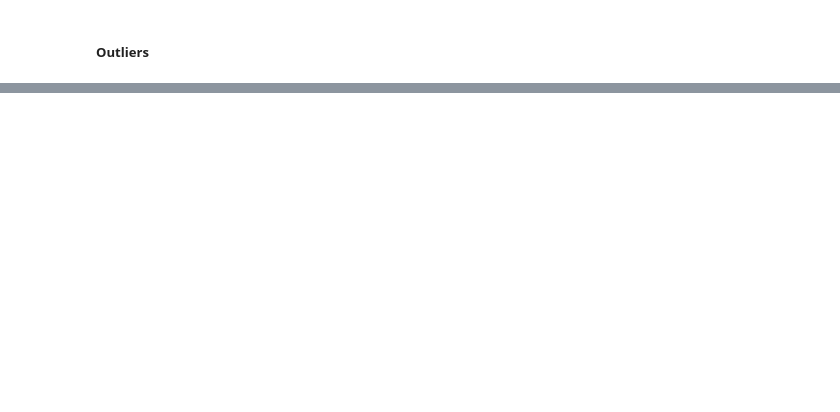
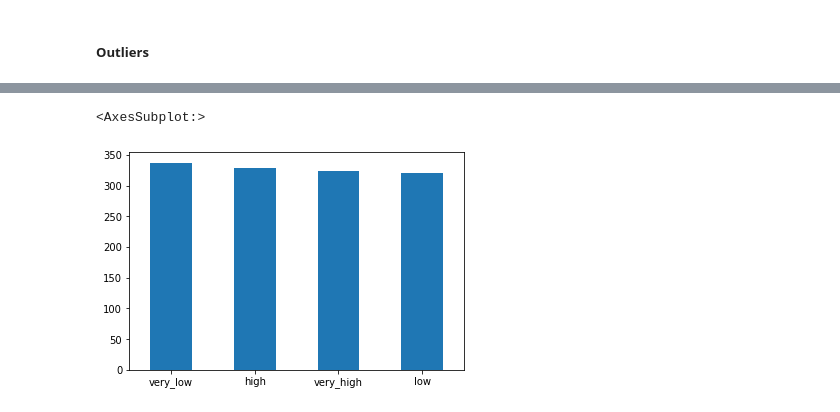
Before and after one commit to avilavate/titanic_disaster, a Jupyter notebook: notebooks/EDA Titanic Disaster Dataset.ipynb, the cells around one changed output, grey strips where cells are left out. Cells and saved outputs as stored; diff of their text form; code cells hidden in the pictures; blank space fills up the shorter version.

```diff
--- a/notebooks/EDA Titanic Disaster Dataset.ipynb
+++ b/notebooks/EDA Titanic Disaster Dataset.ipynb
@@ -377,0 +414,5 @@ memory usage: 165.2+ KB
+# %%
+pd.qcut(df.Fare, 4, labels=["very_low","low", "high", "very_high"]).value_counts().plot(kind="bar", rot=0)
+# %% [output]
+<AxesSubplot:>
+[figure, added]
```
Also changed, not shown: parts of 13 cells of this notebook, 1 other file.
